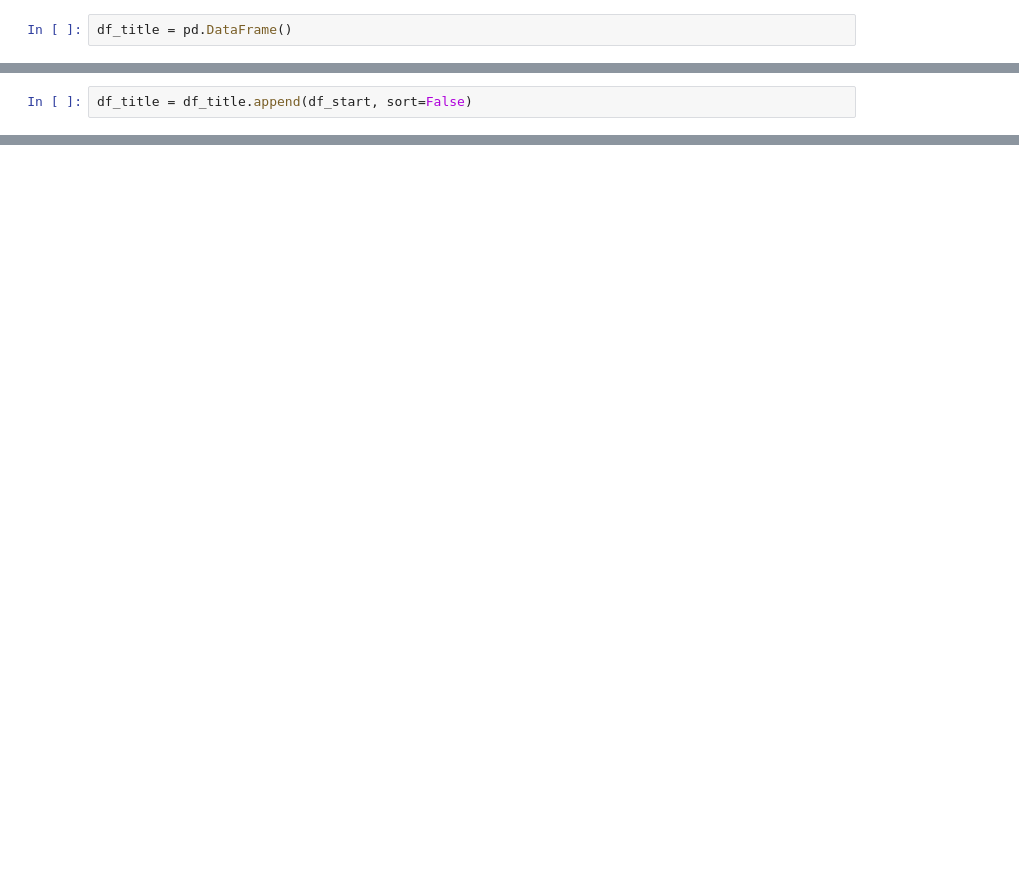
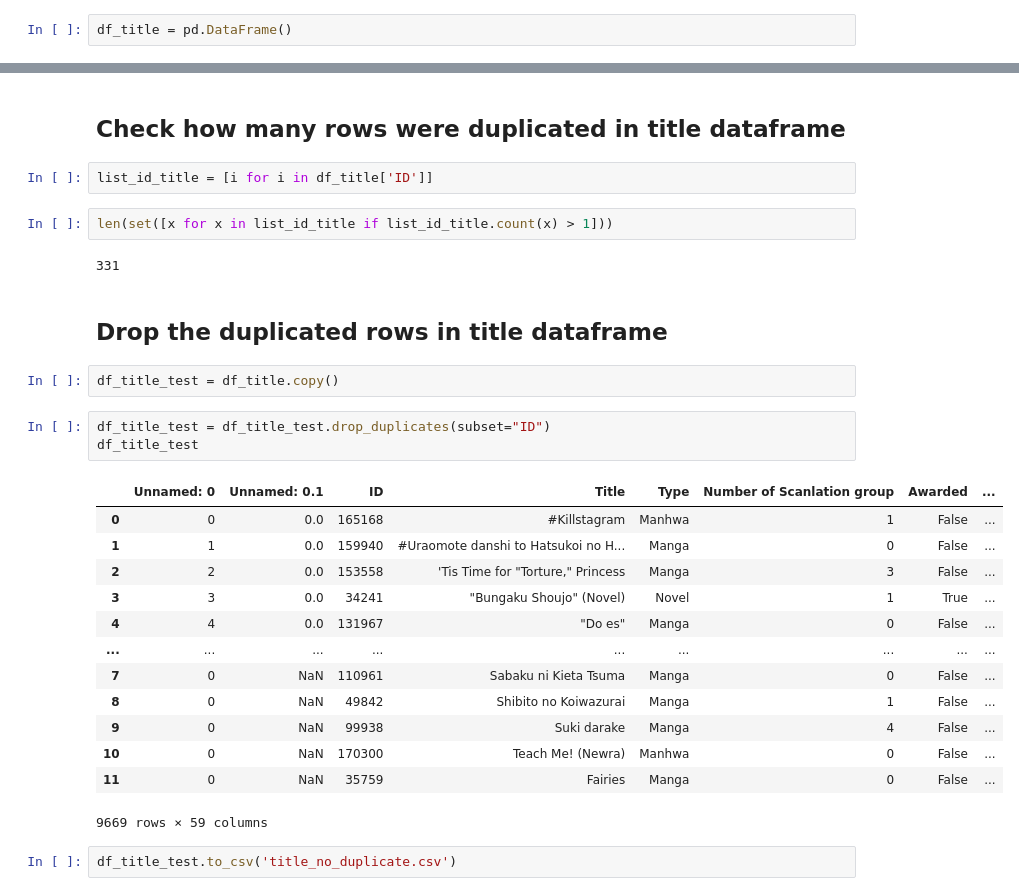
Before and after one commit to haolinh24/MangaUpdates, a Jupyter notebook: MangaUpdates Combine csv files.ipynb, the cells around one changed output, grey strips where cells are left out. Drawn from its saved outputs; the diff is of its cells as text; blank space fills up the shorter version.

```diff
--- a/MangaUpdates Combine csv files.ipynb
+++ b/MangaUpdates Combine csv files.ipynb
@@ -187,2 +56,0 @@ df_title
-# %%
-df_title = df_title.append(df_start, sort=False)
@@ -233,0 +59,31 @@ Error_
+# %% [markdown]
+## Check how many rows were duplicated in title dataframe
+# %%
+list_id_title = [i for i in df_title['ID']]
+# %%
+len(set([x for x in list_id_title if list_id_title.count(x) > 1]))
+# %% [output]
+331
+# %% [markdown]
+## Drop the duplicated rows in title dataframe
+# %%
+df_title_test = df_title.copy()
+# %%
+df_title_test = df_title_test.drop_duplicates(subset="ID")
+df_title_test
+# %% [output]
+|  | Unnamed: 0 | Unnamed: 0.1 | ID | Title | Type | Number of Scanlation group | Awarded | ... |
+| 0 | 0 | 0.0 | 165168 | #Killstagram | Manhwa | 1 | False | ... |
+| 1 | 1 | 0.0 | 159940 | #Uraomote danshi to Hatsukoi no H... | Manga | 0 | False | ... |
+| 2 | 2 | 0.0 | 153558 | 'Tis Time for "Torture," Princess | Manga | 3 | False | ... |
+| 3 | 3 | 0.0 | 34241 | "Bungaku Shoujo" (Novel) | Novel | 1 | True | ... |
+| 4 | 4 | 0.0 | 131967 | "Do es" | Manga | 0 | False | ... |
+| ... | ... | ... | ... | ... | ... | ... | ... | ... |
+| 7 | 0 | NaN | 110961 | Sabaku ni Kieta Tsuma | Manga | 0 | False | ... |
+| 8 | 0 | NaN | 49842 | Shibito no Koiwazurai | Manga | 1 | False | ... |
+| 9 | 0 | NaN | 99938 | Suki darake | Manga | 4 | False | ... |
+| 10 | 0 | NaN | 170300 | Teach Me! (Newra) | Manhwa | 0 | False | ... |
+| 11 | 0 | NaN | 35759 | Fairies | Manga | 0 | False | ... |
+9669 rows × 59 columns
+# %%
+df_title_test.to_csv('title_no_duplicate.csv')
```
Also changed, not shown: parts of 35 cells of this notebook, 1 other file.
